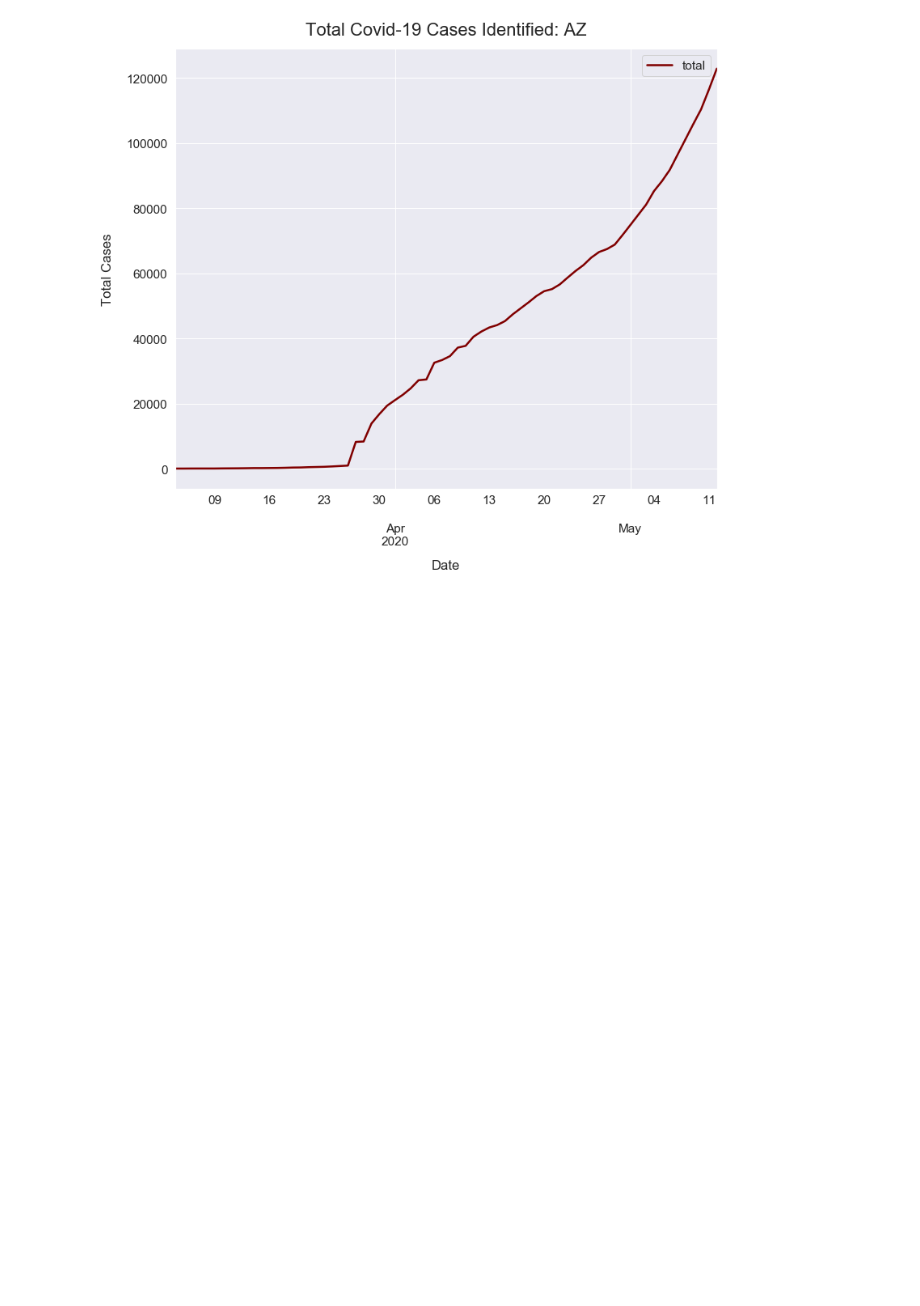
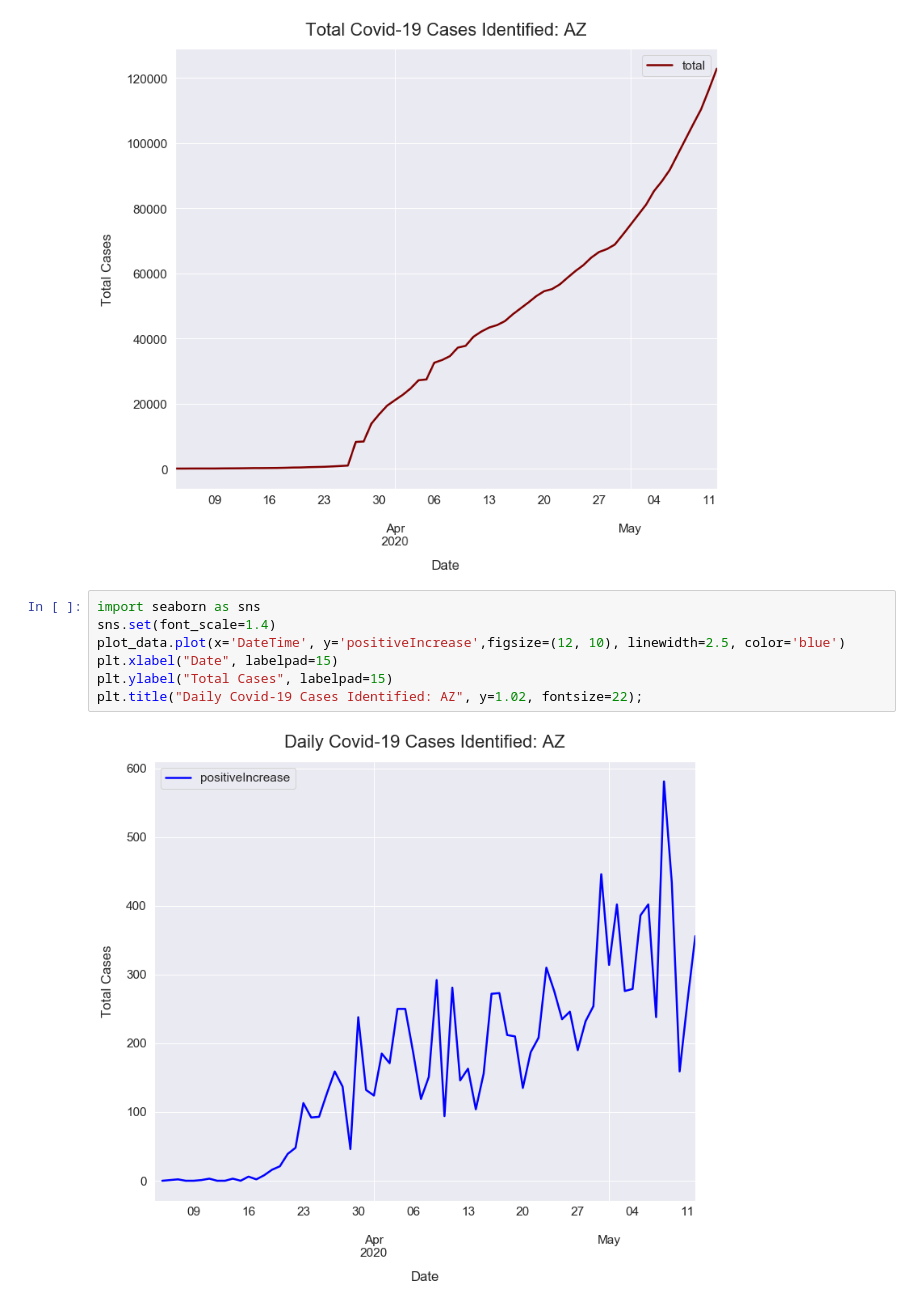
Before and after one commit to srinivasanprashant/Covid-19, a Jupyter notebook: covid-19-analysis.ipynb, the cells around one changed output. Cells and saved outputs as stored; diff of their text form; blank space fills up the shorter version.

Commit message:
Create Daily cases chart

```diff
--- a/covid-19-analysis.ipynb
+++ b/covid-19-analysis.ipynb
@@ -212,3 +212,12 @@ plt.ylabel("Total Cases", labelpad=15)
 plt.title("Total Covid-19 Cases Identified: AZ", y=1.02, fontsize=22);
 # %% [output]
 [figure]
+# %%
+import seaborn as sns
+sns.set(font_scale=1.4)
+plot_data.plot(x='DateTime', y='positiveIncrease',figsize=(12, 10), linewidth=2.5, color='blue')
+plt.xlabel("Date", labelpad=15)
+plt.ylabel("Total Cases", labelpad=15)
+plt.title("Daily Covid-19 Cases Identified: AZ", y=1.02, fontsize=22);
+# %% [output]
+[figure, added]
```
